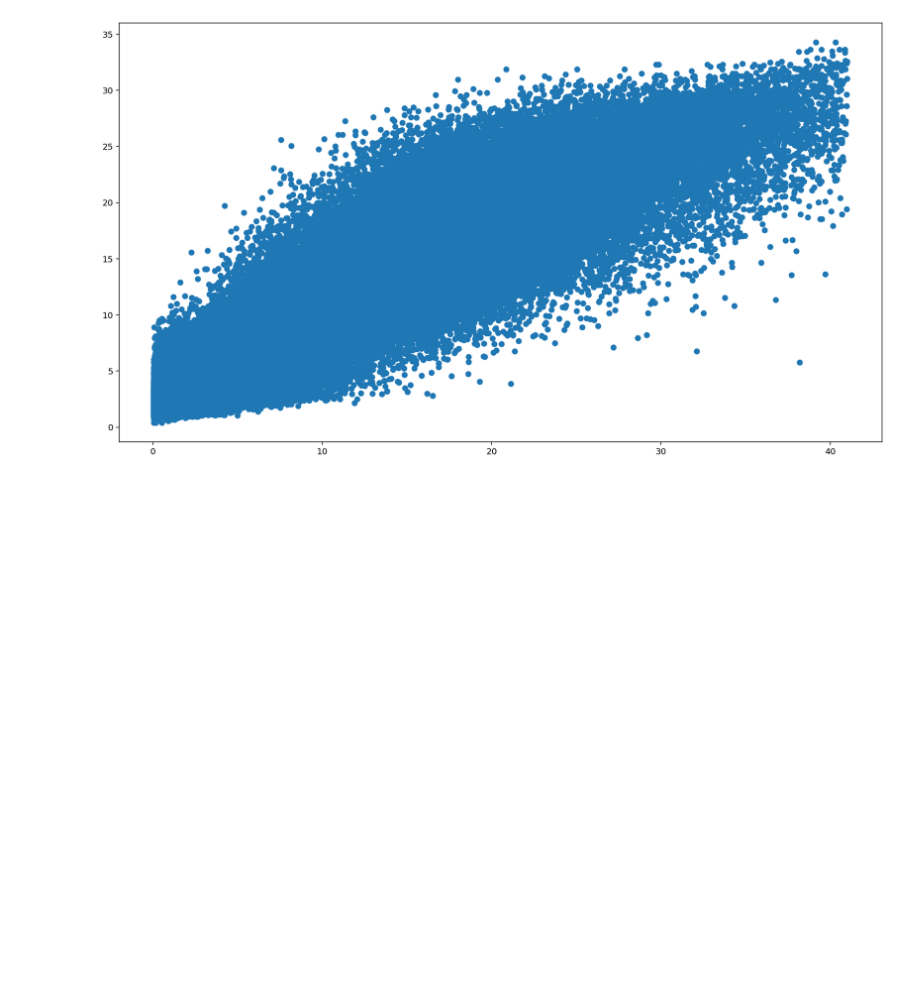
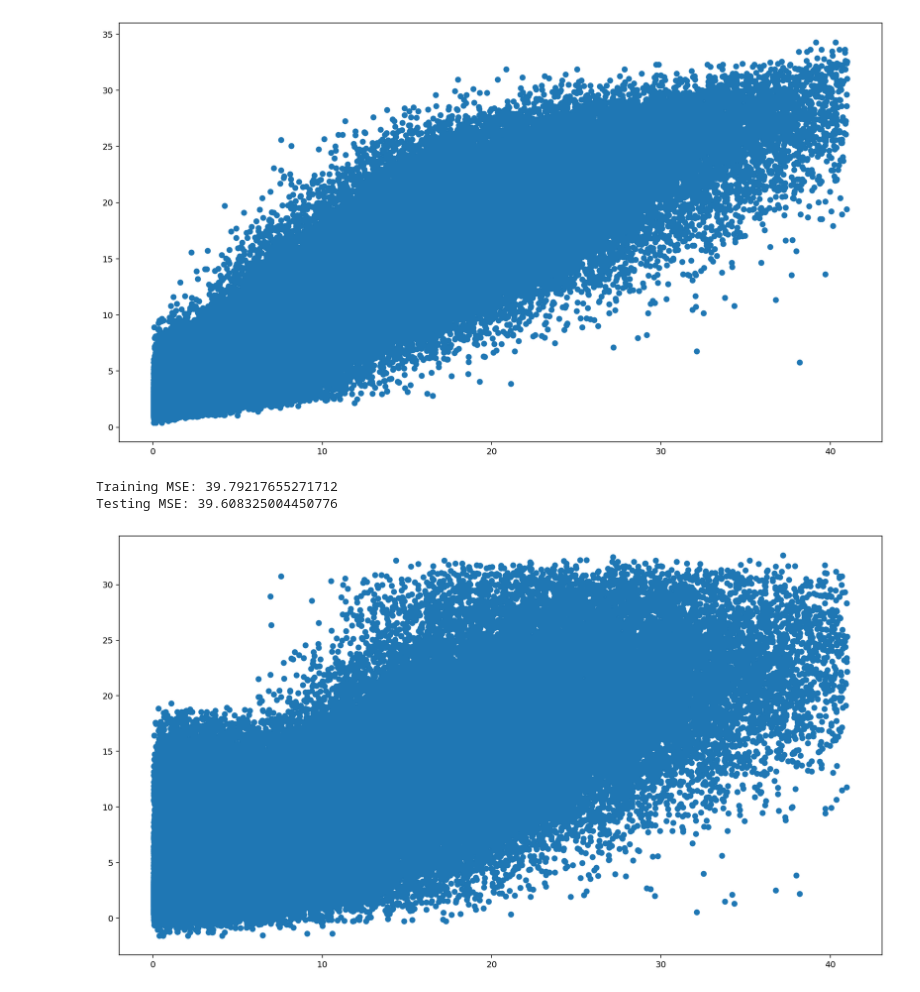
Before and after one commit to blowe615/starbucks_offers, a Jupyter notebook: starbucks_offers.ipynb, the cells around one changed output. Drawn from its saved outputs; the diff is of its cells as text; code cells hidden in the pictures; blank space fills up the shorter version.

```diff
--- a/starbucks_offers.ipynb
+++ b/starbucks_offers.ipynb
@@ -971,5 +972,2 @@ from sklearn.ensemble import RandomForestRegressor, AdaBoostRegressor, BaggingRe
 # %%
 from sklearn.ensemble import VotingRegressor
-# %%
-linear_model = LinearRegression()
-linear_model.fit(X_train, y_train)
@@ -979,3 +973,0 @@ LinearRegression(copy_X=True, fit_intercept=True, n_jobs=None,
-# %%
-y_preds_train = linear_model.predict(X_train)
-y_preds_test = linear_model.predict(X_test)
@@ -1139,3 +1088,9 @@ plot_pred_actual(voter, X_train_IQR, X_test_IQR, y_train_IQR, y_test_IQR)
 Training MSE: 15.596846052276511
 Testing MSE: 26.443726964446103
 [figure]
+# %%
+plot_pred_actual(LinearSVR(), X_train_IQR, X_test_IQR, y_train_IQR, y_test_IQR)
+# %% [output]
+Training MSE: 39.79217655271712
+Testing MSE: 39.608325004450776
+[figure, added]
```
Also changed, not shown: parts of 12 cells of this notebook.
